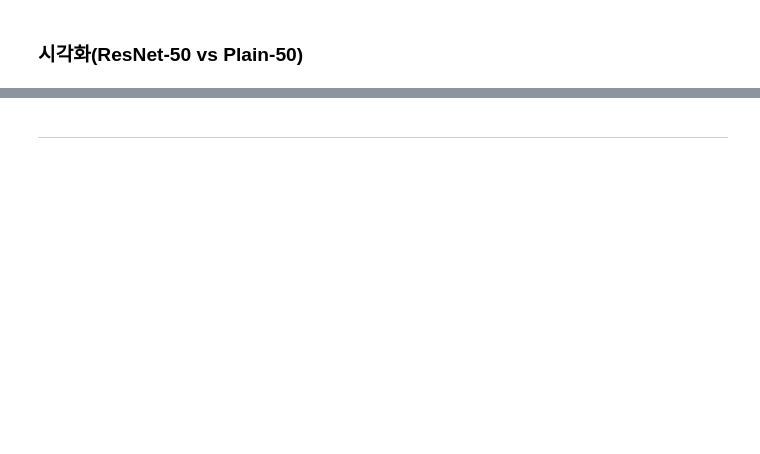
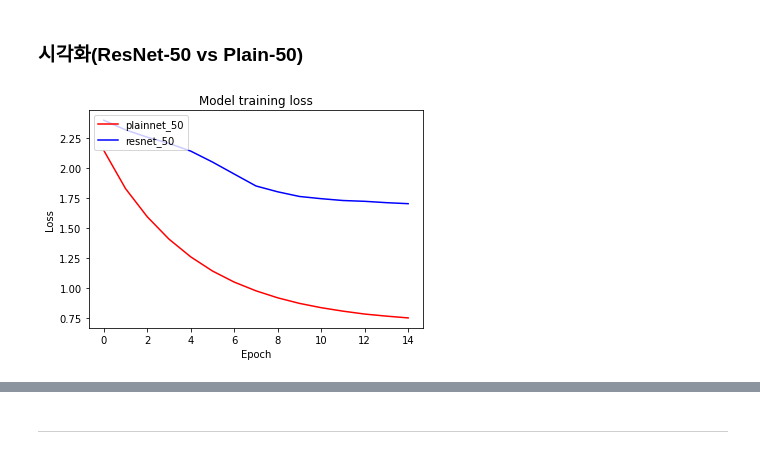
Before and after one commit to soy53/AIFFEL, a Jupyter notebook: Going Deeper/[GD-02]Ablation_Study.ipynb, the cells around one changed output, grey strips where cells are left out. Drawn from its saved outputs; the diff is of its cells as text; code cells hidden in the pictures; blank space fills up the shorter version.

```diff
--- a/Going Deeper/[GD-02]Ablation_Study.ipynb
+++ b/Going Deeper/[GD-02]Ablation_Study.ipynb
@@ -494,2 +472,20 @@ plt.show()
 # %% [markdown]
 ### Ablation Study(ResNet-50 vs Plain-50)
+# %%
+plain_50 = build_plainnet(input_shape=(224, 224, 3), num_classes=1, is_50=True)
+# %%
+plain_50.compile(
+    loss='binary_crossentropy',
+    optimizer=tf.keras.optimizers.SGD(lr=0.1, momentum=0.9, clipnorm=1.),
+    metrics=['accuracy'],
+)
+
+history_plain_50 = plain_50.fit(
+    ds_train,
+    steps_per_epoch=int(ds_info.splits['train[:80%]'].num_examples/BATCH_SIZE),
+    validation_steps=int(ds_info.splits['train[80%:]'].num_examples/BATCH_SIZE),
+    epochs=EPOCH,
+    validation_data=ds_val,
+    verbose=1,
+    use_multiprocessing=True,
+)
@@ -496,16 +515,18 @@ plt.show()
+# %%
+resnet_50 = build_resnet(input_shape=(224, 224, 3), num_classes=1, is_50=True)
 # %%
-plain_resnet_50.compile(
+resnet_50.compile(
     loss='binary_crossentropy',
     optimizer=tf.keras.optimizers.SGD(lr=0.01, clipnorm=1.),
     metrics=['accuracy'],
 )
 
-histoty_plain_50 = resnet_34.fit(
+histoty_resnet_50 = resnet_50.fit(
     ds_train,
-    steps_per_epoch=int(ds_info.splits['train'].num_examples/BATCH_SIZE),
-    validation_steps=int(ds_info.splits['test'].num_examples/BATCH_SIZE),
+    steps_per_epoch=int(ds_info.splits['train[:80%]'].num_examples/BATCH_SIZE),
+    validation_steps=int(ds_info.splits['train[80%:]'].num_examples/BATCH_SIZE),
     epochs=EPOCH,
-    validation_data=ds_test,
+    validation_data=ds_val,
     verbose=1,
     use_multiprocessing=True,
 )
@@ -529,12 +564,14 @@ histoty_50 = resnet_34.fit(
 ### 시각화(ResNet-50 vs Plain-50)
 # %%
 # 훈련 손실(training loss) 비교 시각화
-plt.plot(histoty_plain_50.history['loss'], 'r')
-plt.plot(histoty_50.history['loss'], 'b')
+plt.plot(history_plain_50.history['loss'], 'r')
+plt.plot(histoty_resnet_50.history['loss'], 'b')
 plt.title('Model training loss')
 plt.ylabel('Loss')
 plt.xlabel('Epoch')
-plt.legend(['plain_resnet_50', 'resnet_50'], loc='upper left')
+plt.legend(['plainnet_50', 'resnet_50'], loc='upper left')
 plt.show()
+# %% [output]
+[figure, added]
 # %%
 # 검증 정확도(validation accuracy) 비교 시각화
```
Also changed, not shown: parts of 38 cells of this notebook.
